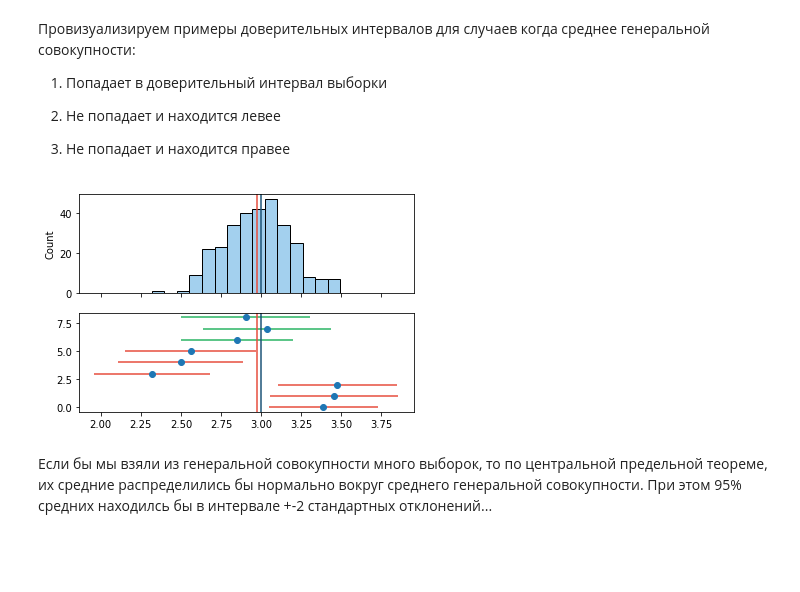
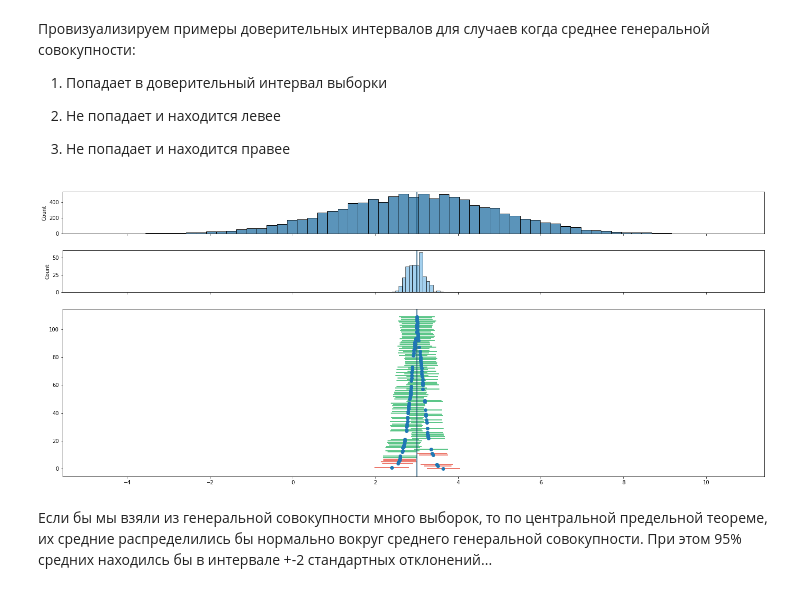
Before and after one commit to Saxsafon/Statistics, a Jupyter notebook: Hypotheses_testing/Confidence_Intervals.ipynb, the cells around one changed output. Drawn from its saved outputs; the diff is of its cells as text; code cells hidden in the pictures; blank space fills up the shorter version.

```diff
--- a/Hypotheses_testing/Confidence_Intervals.ipynb
+++ b/Hypotheses_testing/Confidence_Intervals.ipynb
@@ -79,6 +82,12 @@ z - уровень доверительного интервала
 - [ ] возможны оба варианта
 # %% [markdown]
 ## Выделение нескольких выборок из генеральной совокупности
+# %%
+M = 3
+sigma = 2
+N = 10_000
+
+genpop = pd.Series(np.random.normal(M, sigma, N))
 # %%
 n_vals = 100
 n_samples = 300
@@ -89,3 +98,5 @@ samples_stats = pd.DataFrame({
     'mean_val': samples.apply(lambda row: row.mean(), axis=1),
     'std_val': samples.apply(lambda row: row.std(), axis=1),
 })
+
+samples_stats['M_diff'] = samples_stats.mean_val.apply(lambda x: abs(M-x))
@@ -124,34 +127,36 @@ Name: error, dtype: float64
 
 3) Не попадает и находится правее
 # %%
-f, (ax_hist, ax_intervals) = plt.subplots(2, sharex=True, gridspec_kw={"height_ratios": (.85, .85)})
-
-sns.histplot(x=samples_stats.mean_val, ax=ax_hist, color='#85C1E9')
-ax_hist.axvline(M,  color='#1A5276')
-ax_hist.axvline(samples_stats.mean_val.mean(),  color='#E74C3C')
+f, (ax_genpop, ax_samples_means, ax_intervals) = plt.subplots(3, sharex=True, gridspec_kw={"height_ratios": (.20, .20, .80)}, figsize=(24, 10))
 
 
+sns.histplot(x=genpop, ax=ax_genpop, color='#2471A3')
+ax_genpop.axvline(M,  color='#1A5276')
 
-n_intervals = 10
+sns.histplot(x=samples_stats.mean_val, ax=ax_samples_means, color='#85C1E9')
+ax_samples_means.axvline(M, color='#1A5276')
+
+
+n_intervals = 300
 intervals = pd.concat([
     samples_stats[samples_stats['ci_left'] > M].iloc[:n_intervals//3],
     samples_stats[samples_stats['ci_right'] < M].iloc[:n_intervals//3],
     samples_stats[~((samples_stats['ci_left'] > M) | (samples_stats['ci_right'] < M))].iloc[:n_intervals//3],
 ])
+intervals = intervals.sort_values('M_diff', ascending=False)
 intervals['color'] = intervals.apply(lambda row: '#E74C3C' if ((row['ci_left'] > M) | (row['ci_right'] < M)) else '#28B463', axis=1)
 
 ax_intervals.errorbar(
     intervals.mean_val,
     list(range(intervals.shape[0])),
     xerr=[intervals.conf_val, intervals.conf_val],
     fmt='o',
     ecolor=intervals.color.values
 )
 
-ax_intervals.axvline(M,  color='#1A5276')
-ax_intervals.axvline(samples_stats.mean_val.mean(),  color='#E74C3C');
+ax_intervals.axvline(M,  color='#1A5276');
 # %% [output]
-[figure, old version]
+[figure, new version]
 # %% [markdown]
 Если бы мы взяли из генеральной совокупности много выборок, то по центральной предельной теореме, их средние распределились бы нормально вокруг среднего генеральной совокупности. При этом 95% средних находилсь бы в интервале +-2 стандартных отклонений...
 # %% [markdown]
```
Also changed, not shown: parts of 8 cells of this notebook.
